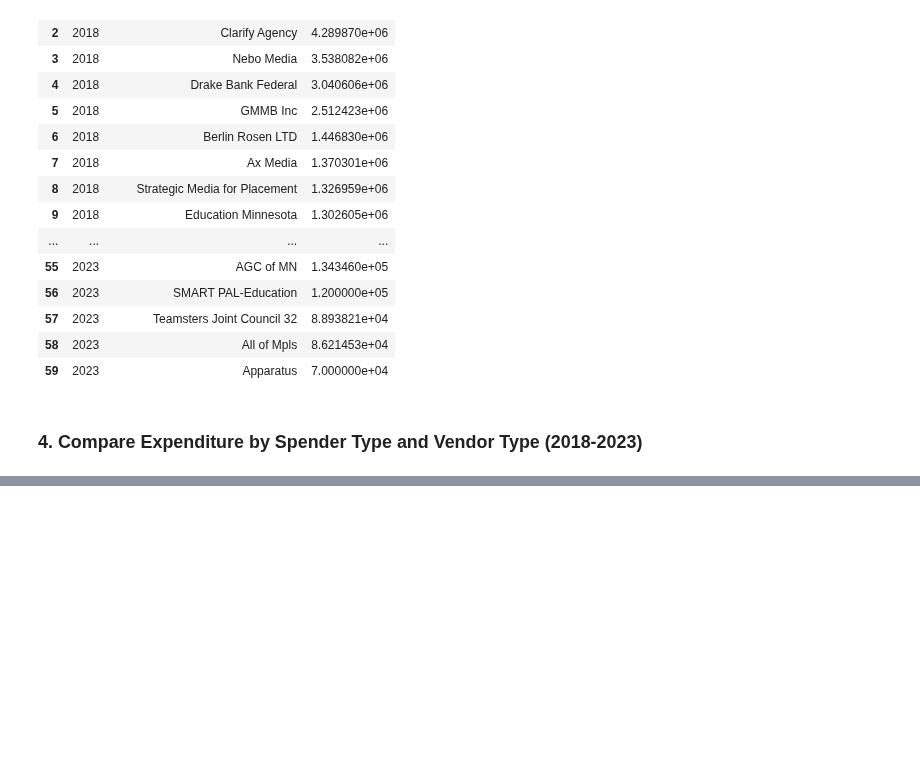
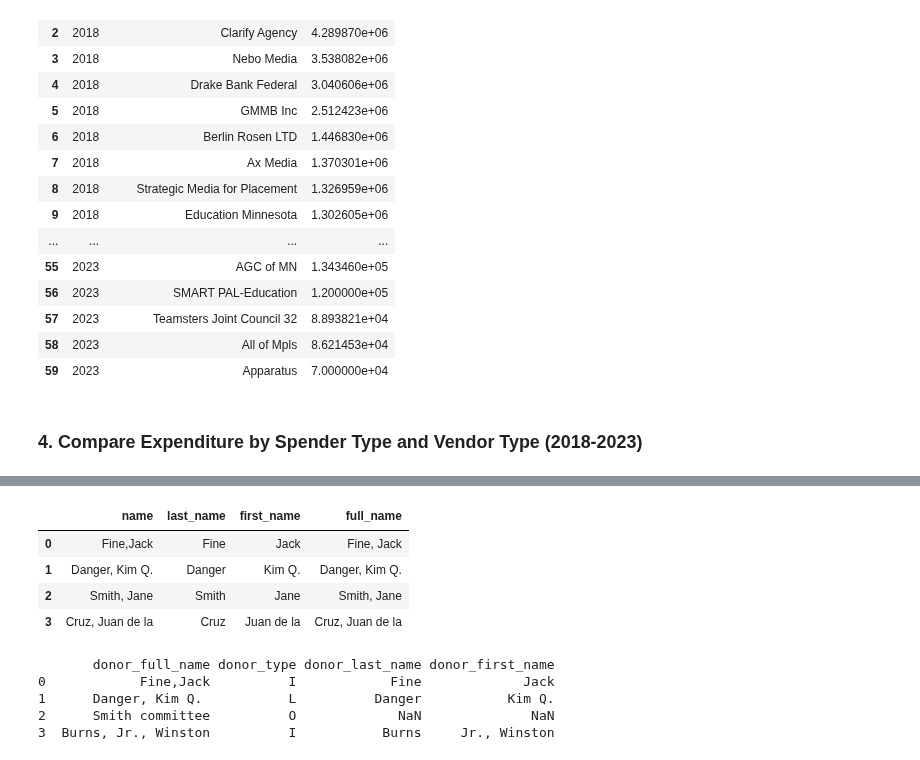
Before and after one commit to uchicago-dsi/climate-cabinet-campaign-finance-tracker, a Jupyter notebook: notebooks/MN_EDA.ipynb, the cells around one changed output, grey strips where cells are left out. Drawn from its saved outputs; the diff is of its cells as text; code cells hidden in the pictures; blank space fills up the shorter version.

```diff
--- a/notebooks/MN_EDA.ipynb
+++ b/notebooks/MN_EDA.ipynb
@@ -608,0 +597,3 @@ fig.show()
+# %%
+name_df = pd.DataFrame({'name':['Fine,Jack','Danger, Kim Q. ','Smith, Jane', 'Cruz, Juan de la']})
+name_df
@@ -608,0 +606,5 @@ fig.show()
+# %%
+name_df[["last_name", "first_name"]] = name_df["name"].str.split(",", 1, expand=True)
+name_df["last_name"] = name_df["last_name"].str.strip()
+name_df["first_name"] = name_df["first_name"].str.strip()
+name_df
@@ -608,0 +617,43 @@ fig.show()
+# %%
+name_df['full_name'] = name_df['last_name'] + ', ' + name_df['first_name']
+name_df
+# %% [output]
+|  | name | last_name | first_name | full_name |
+| 0 | Fine,Jack | Fine | Jack | Fine, Jack |
+| 1 | Danger, Kim Q. | Danger | Kim Q. | Danger, Kim Q. |
+| 2 | Smith, Jane | Smith | Jane | Smith, Jane |
+| 3 | Cruz, Juan de la | Cruz | Juan de la | Cruz, Juan de la |
+# %%
+import pandas as pd
+import numpy as np
+
+# Example DataFrame
+name_df = pd.DataFrame({
+    'donor_full_name': ['Fine,Jack', 'Danger, Kim Q. ', 'Smith committee', 'Burns, Jr., Winston'],
+    'donor_type': ['I', 'L', 'O', 'I']
+})
+
+# Define a function to split full name based on donor_type
+def split_name(row):
+    # donor types individual, lobbyist, self categorized into individuals
+    if row['donor_type'] in ['I', 'L', 'S']:
+        parts = row['donor_full_name'].split(',', 1)
+        if len(parts) == 2:
+            last_name, first_name = parts
+            return pd.Series({'donor_last_name': last_name.strip(), 'donor_first_name': first_name.strip()})
+        else:
+            return pd.Series({'donor_last_name': np.nan, 'donor_first_name': np.nan})
+    else:
+        return pd.Series({'donor_last_name': np.nan, 'donor_first_name': np.nan})
+
+# Apply the function to create new columns
+name_df[['donor_last_name', 'donor_first_name']] = name_df.apply(split_name, axis=1)
+
+# Display the resulting DataFrame
+print(name_df)
+# %% [output]
+       donor_full_name donor_type donor_last_name donor_first_name
+0            Fine,Jack          I            Fine             Jack
+1      Danger, Kim Q.           L          Danger           Kim Q.
+2      Smith committee          O             NaN              NaN
+3  Burns, Jr., Winston          I           Burns     Jr., Winston
```
Also changed, not shown: parts of 7 cells of this notebook, 3 other files.
